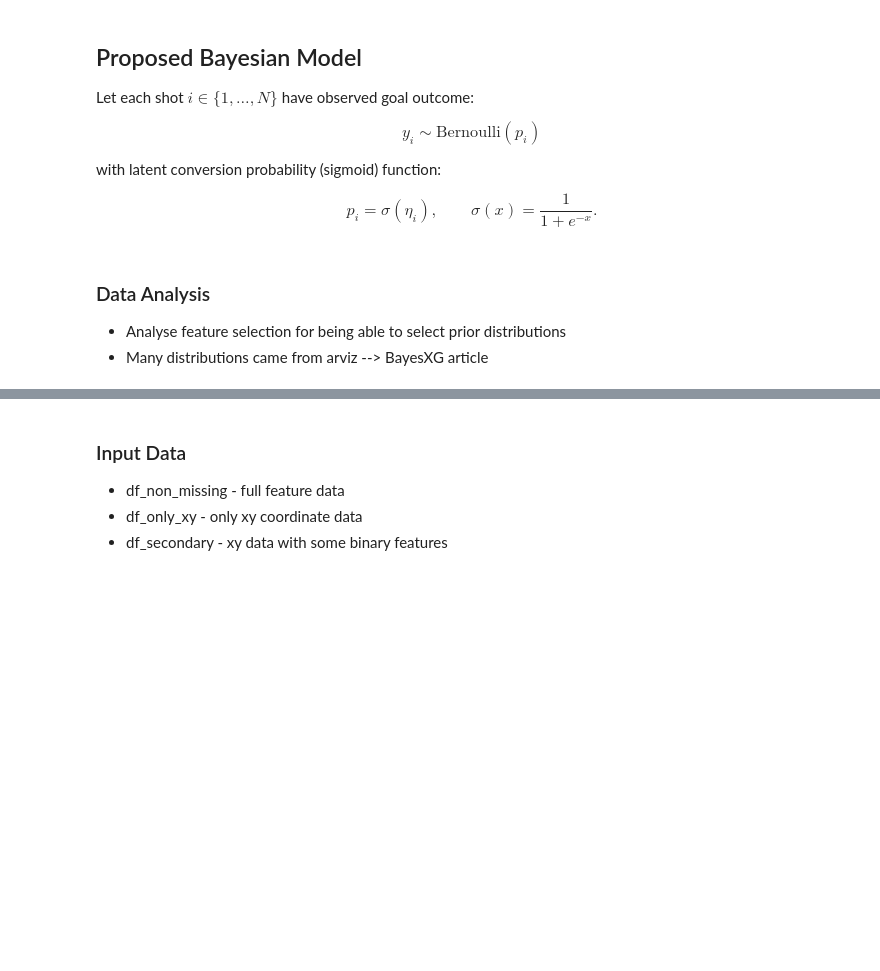
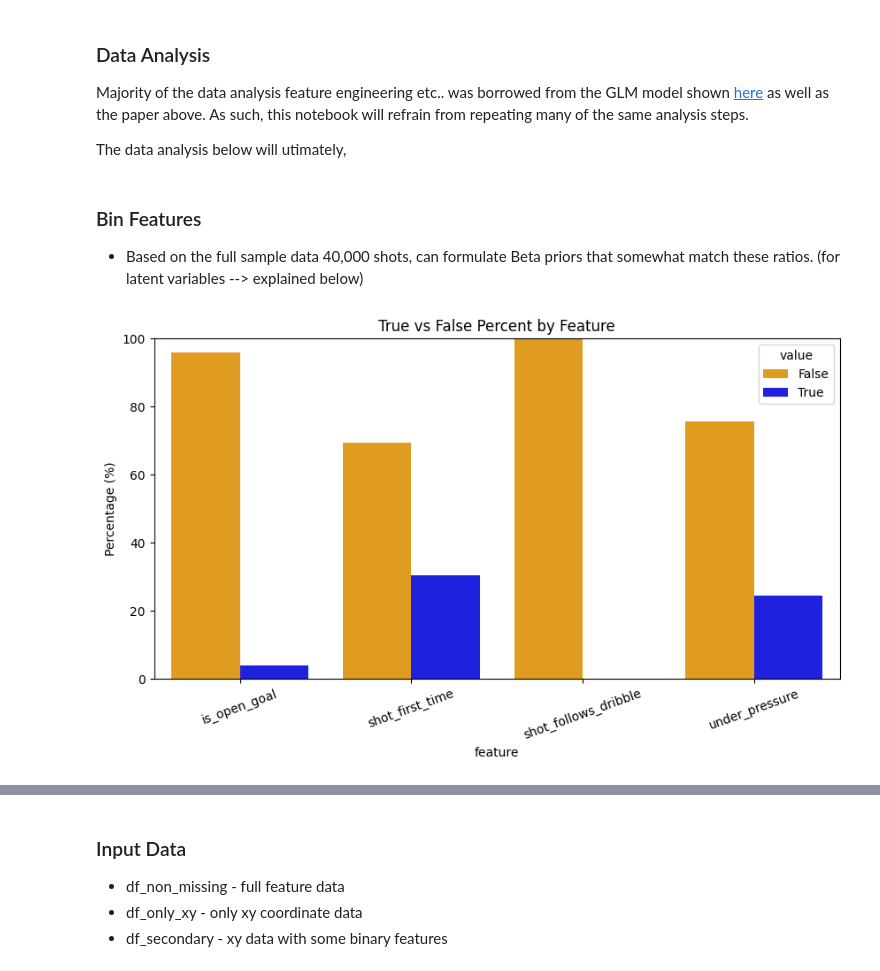
Before and after one commit to addybrown/DataScienceProjects, a Jupyter notebook: BayesianXgModel/BayesianXgModel.ipynb, the cells around one changed output, grey strips where cells are left out. Saved outputs shown, nothing was run; the diff lists cells and outputs as text; code cells hidden in the pictures; blank space fills up the shorter version.

Commit message:
fixed data science projects

```diff
--- a/BayesianXgModel/BayesianXgModel.ipynb
+++ b/BayesianXgModel/BayesianXgModel.ipynb
@@ -51,22 +55,54 @@ from sklearn.metrics import roc_auc_score, log_loss, brier_score_loss
 import matplotlib.pyplot as plt
 import pandas as pd
 import numpy as np
-# %% [markdown]
-## Proposed Bayesian Model
-
-Let each shot $i \in \{1, \ldots, N\}$ have observed goal outcome:
-
-$$
-y_i \sim \mathrm{Bernoulli}(p_i)
-$$
-
-with latent conversion probability (sigmoid) function:
-
-$$
-p_i = \sigma(\eta_i), \qquad \sigma(x) = \frac{1}{1 + e^{-x}}.
-$$
 # %% [markdown]
 ### Data Analysis
-- Analyse feature selection for being able to select prior distributions
-- Many distributions came from arviz --> BayesXG article
+
+Majority of the data analysis feature engineering etc.. was borrowed from the GLM model shown [here](https://github.com/addybrown/DataScienceProjects/tree/main/GLMXgModel) as well as the paper above. As such, this notebook will refrain from repeating many of the same analysis steps.
+
+The data analysis below will utimately,
+# %% [markdown]
+### Bin Features
+- Based on the full sample data 40,000 shots, can formulate Beta priors that somewhat match these ratios. (for latent variables --> explained below)
+# %%
+import pandas as pd
+import seaborn as sns
+import matplotlib.pyplot as plt
+
+sample_data = pd.read_csv("data/bayesian_sample_data.csv")
+
+cat_cols = [
+    "shot_first_time",
+    "shot_follows_dribble",
+    "under_pressure",
+    "is_open_goal",
+]
+
+df = sample_data[cat_cols].copy().reset_index(drop=True)
+
+# long format
+df_long = df.melt(var_name="feature", value_name="value")
+
+# compute percentages safely
+counts = df_long.groupby(["feature", "value"]).size().reset_index(name="count")
+
+counts["percent"] = counts["count"] / counts.groupby("feature")["count"].transform("sum") * 100
+
+plt.figure(figsize=(10, 5))
+
+sns.barplot(
+    data=counts,
+    x="feature",
+    y="percent",
+    hue="value",
+    palette={True: "blue", False: "orange"}
+)
+
+plt.ylim(0, 100)
+plt.ylabel("Percentage (%)")
+plt.title("True vs False Percent by Feature")
+plt.xticks(rotation=20)
+plt.show()
+# %% [output]
+[figure, added]
 # %% [markdown]
```
Also changed, not shown: parts of 4 cells of this notebook, 8 other files.
